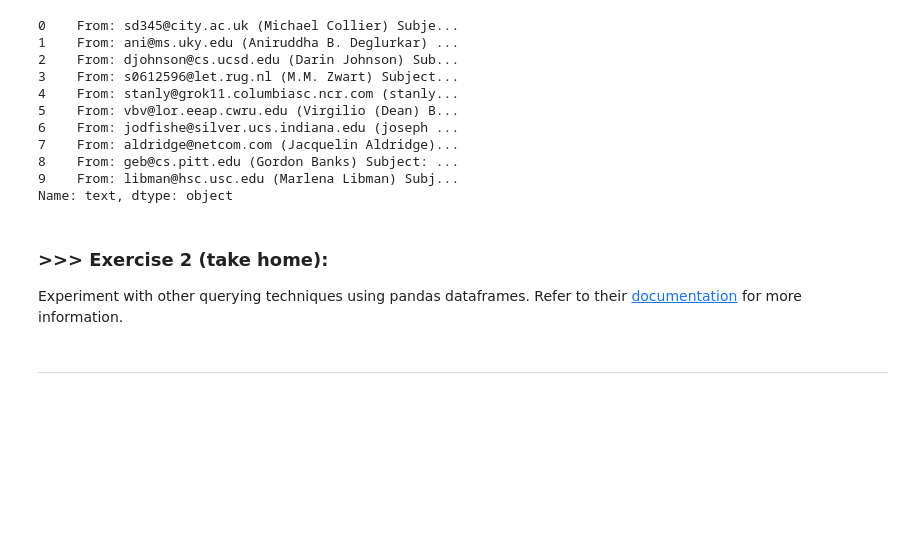
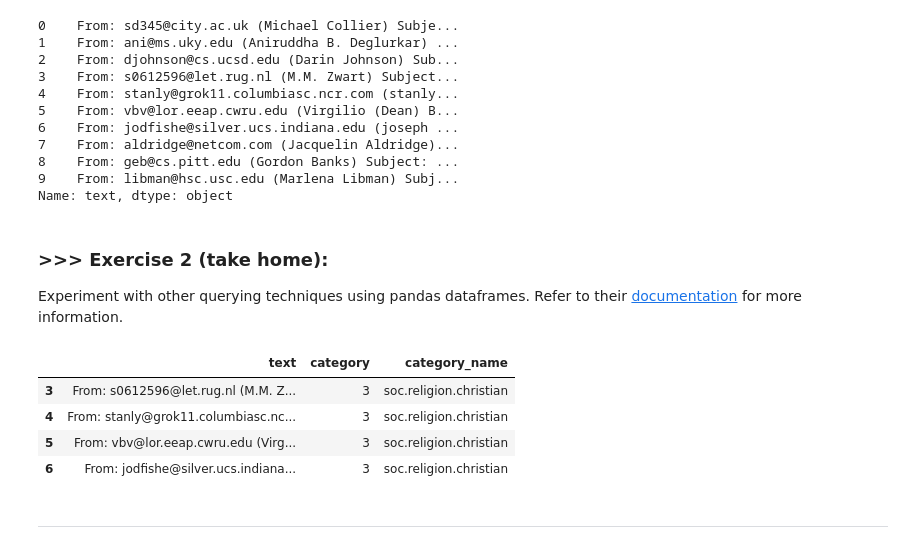
Before and after one commit to zzz318418/DM2025-Lab1-Exercise, a Jupyter notebook: DM2025-Lab1-Master.ipynb, the cells around one changed output. Drawn from its saved outputs; the diff is of its cells as text; code cells hidden in the pictures; blank space fills up the shorter version.

```diff
--- a/DM2025-Lab1-Master.ipynb
+++ b/DM2025-Lab1-Master.ipynb
@@ -413,3 +414,14 @@ Experiment with other querying techniques using pandas dataframes. Refer to thei
+# %%
+#Answer here
+#列出 index 3 到 6 的資料
+#X.loc[3:6]
+X.sort_index().loc[3:6]
+# %% [output]
+|  | text | category | category_name |
+| 3 | From: s0612596@let.rug.nl (M.M. Z... | 3 | soc.religion.christian |
+| 4 | From: stanly@grok11.columbiasc.nc... | 3 | soc.religion.christian |
+| 5 | From: vbv@lor.eeap.cwru.edu (Virg... | 3 | soc.religion.christian |
+| 6 | From: jodfishe@silver.ucs.indiana... | 3 | soc.religion.christian |
 # %% [markdown]
 ---
 # %% [markdown]
```
Also changed, not shown: parts of 4 cells of this notebook.
